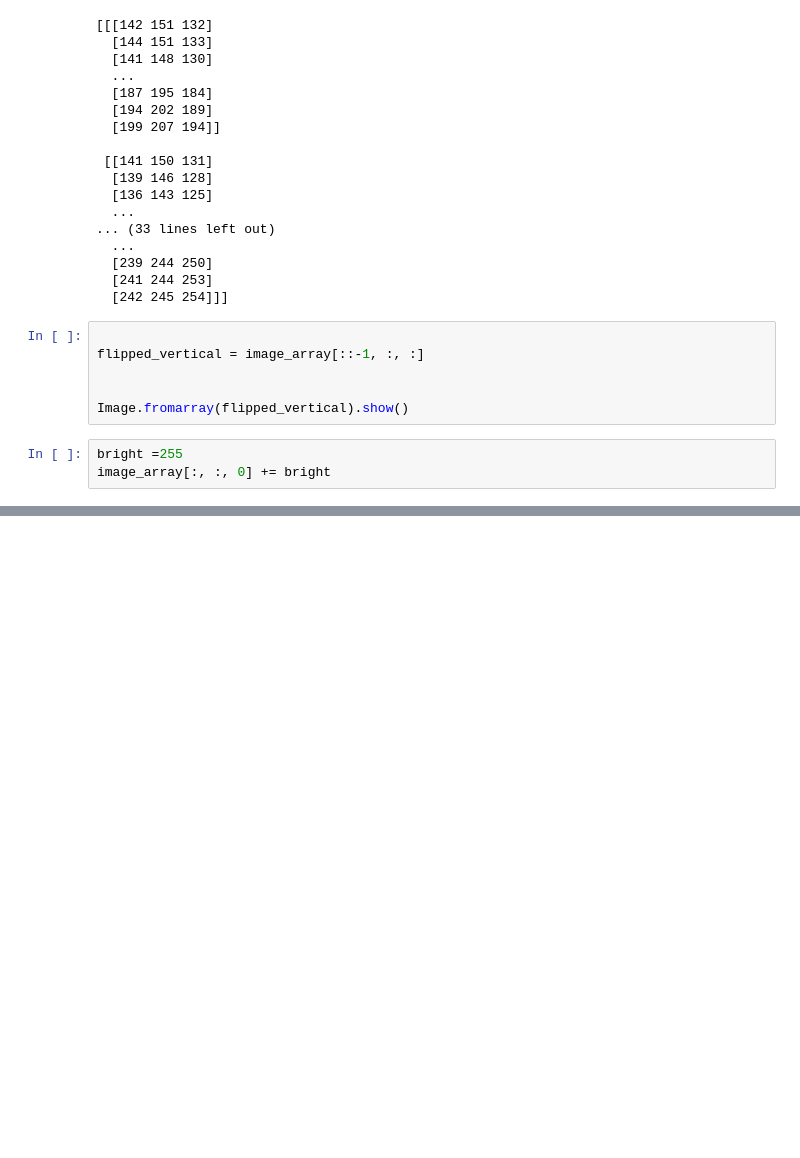
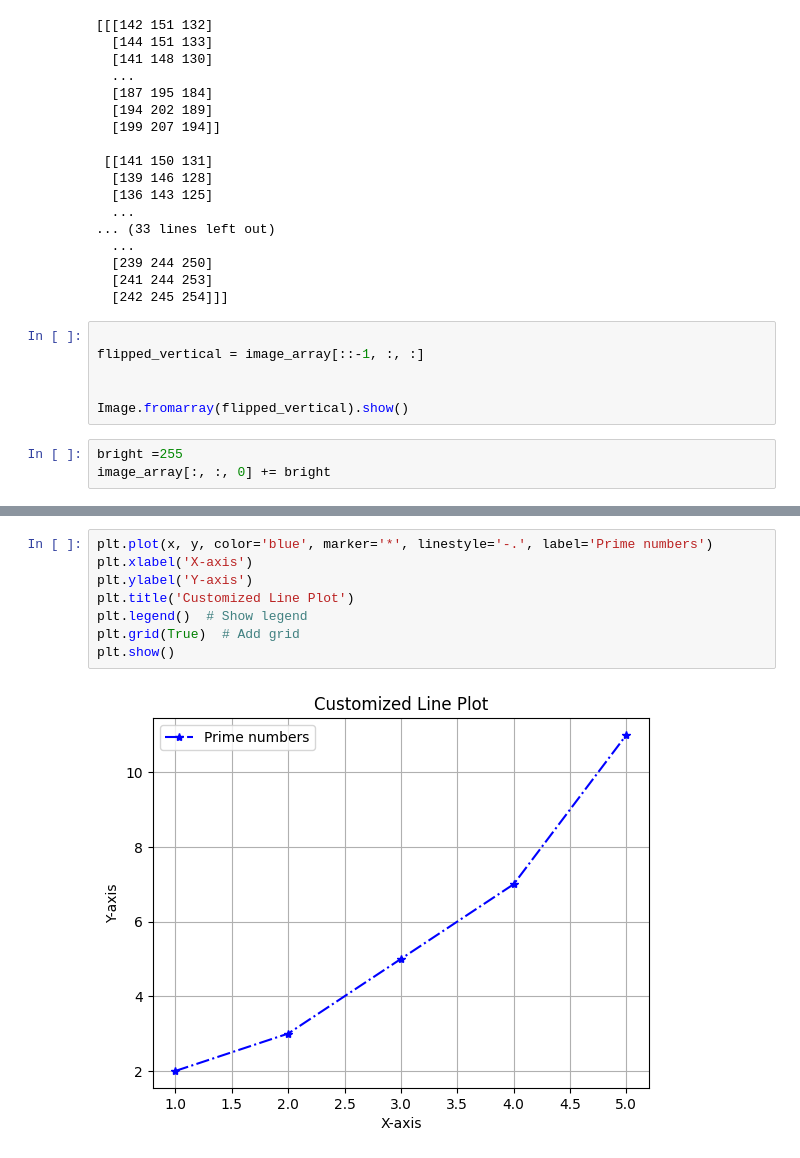
Before and after one commit to Muhammadyusuf122/Pythonhomeworks, a Jupyter notebook: lesson-n/lesson/lesson.ipynb, the cells around one changed output, grey strips where cells are left out. Drawn from its saved outputs; the diff is of its cells as text; blank space fills up the shorter version.

```diff
--- a/lesson-n/lesson/lesson.ipynb
+++ b/lesson-n/lesson/lesson.ipynb
@@ -527,0 +567,10 @@ image_array[:, :, 0] += bright
+# %%
+plt.plot(x, y, color='blue', marker='*', linestyle='-.', label='Prime numbers')
+plt.xlabel('X-axis')
+plt.ylabel('Y-axis')
+plt.title('Customized Line Plot')
+plt.legend()  # Show legend
+plt.grid(True)  # Add grid
+plt.show()
+# %% [output]
+[figure, added]
```
Also changed, not shown: parts of 44 cells of this notebook, 11 other files.
